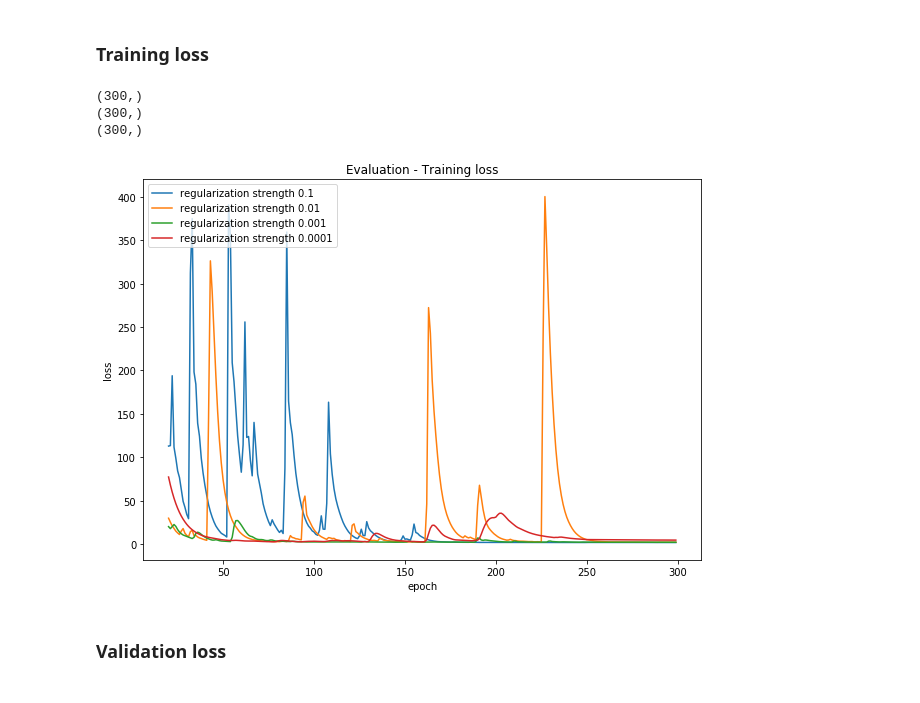
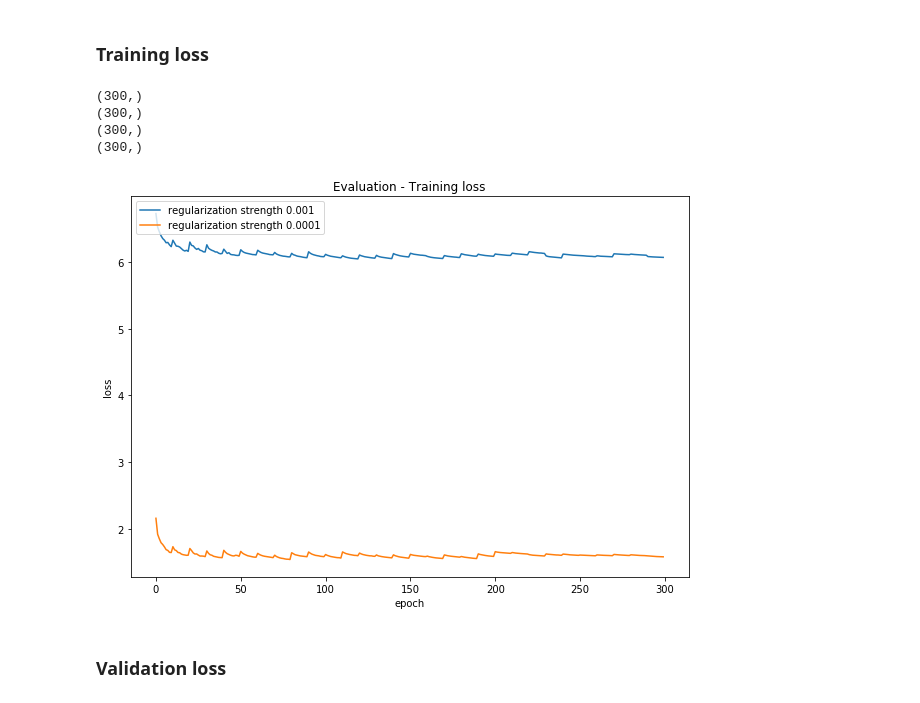
Before and after one commit to y4nnic/AlphaZero_for_small_board_games, a Jupyter notebook: experiment_reg_strength.ipynb, the cells around one changed output. Cells and saved outputs as stored; diff of their text form; code cells hidden in the pictures.

Commit message:
updated reg strength

```diff
--- a/experiment_reg_strength.ipynb
+++ b/experiment_reg_strength.ipynb
@@ -418,48 +425,50 @@ plt.show()
 ### Training loss
 # %%
 # import data
-train_loss_1 = pd.read_csv("tictactoe_reg/run_tictactoe_reg_strength_0_1-tag-loss.csv")
+train_loss_1 = pd.read_csv("tictactoe_exp_reg/run_tictactoe_reg_strength_0_1-tag-loss.csv")
 train_loss_1 = train_loss_1['Value'].values
 
-train_loss_2 = pd.read_csv("tictactoe_reg/run_tictactoe_reg_strength_0_01-tag-loss.csv")
+train_loss_2 = pd.read_csv("tictactoe_exp_reg/run_tictactoe_reg_strength_0_01-tag-loss.csv")
 train_loss_2 = train_loss_2['Value'].values
 
-train_loss_3 = pd.read_csv("tictactoe_reg/run_tictactoe_reg_strength_0_001-tag-loss.csv")
+train_loss_3 = pd.read_csv("tictactoe_exp_reg/run_tictactoe_reg_strength_0_001-tag-loss.csv")
 train_loss_3 = train_loss_3['Value'].values
 
-train_loss_4 = pd.read_csv("tictactoe_reg/run_tictactoe_reg_strength_0_0001-tag-loss.csv")
+train_loss_4 = pd.read_csv("tictactoe_exp_reg/run_tictactoe_reg_strength_0_0001-tag-loss.csv")
 train_loss_4 = train_loss_4['Value'].values
 # length
 print(train_loss_1.shape)
 print(train_loss_2.shape)
 print(train_loss_3.shape)
+print(train_loss_4.shape)
 # %% [output]
 (300,)
 (300,)
 (300,)
+(300,)
 # %%
 window_size = 1
-first_iteration = 20
+first_iteration = 0
 
 fig = plt.figure(figsize=(10,7))
 
 plt.title("Evaluation - Training loss")
 
 plt.xlabel("epoch")
 plt.ylabel("loss")
 
 x = np.arange(300-window_size+1 - first_iteration)+first_iteration
 
-plt.plot(x, smooth(train_loss_1[first_iteration:],window_size), label="regularization strength 0.1")
-plt.plot(x, smooth(train_loss_2[first_iteration:],window_size), label="regularization strength 0.01")
+#plt.plot(x, smooth(train_loss_1[first_iteration:],window_size), label="regularization strength 0.1")
+#plt.plot(x, smooth(train_loss_2[first_iteration:],window_size), label="regularization strength 0.01")
 plt.plot(x, smooth(train_loss_3[first_iteration:],window_size), label="regularization strength 0.001")
 plt.plot(x, smooth(train_loss_4[first_iteration:],window_size), label="regularization strength 0.0001")
 
 
 plt.legend(loc=2)
 plt.show()
 # %% [output]
-[figure, old version]
+[figure, new version]
 # %% [markdown]
 ### Validation loss
 # %%
```
Also changed, not shown: parts of 44 cells of this notebook.
